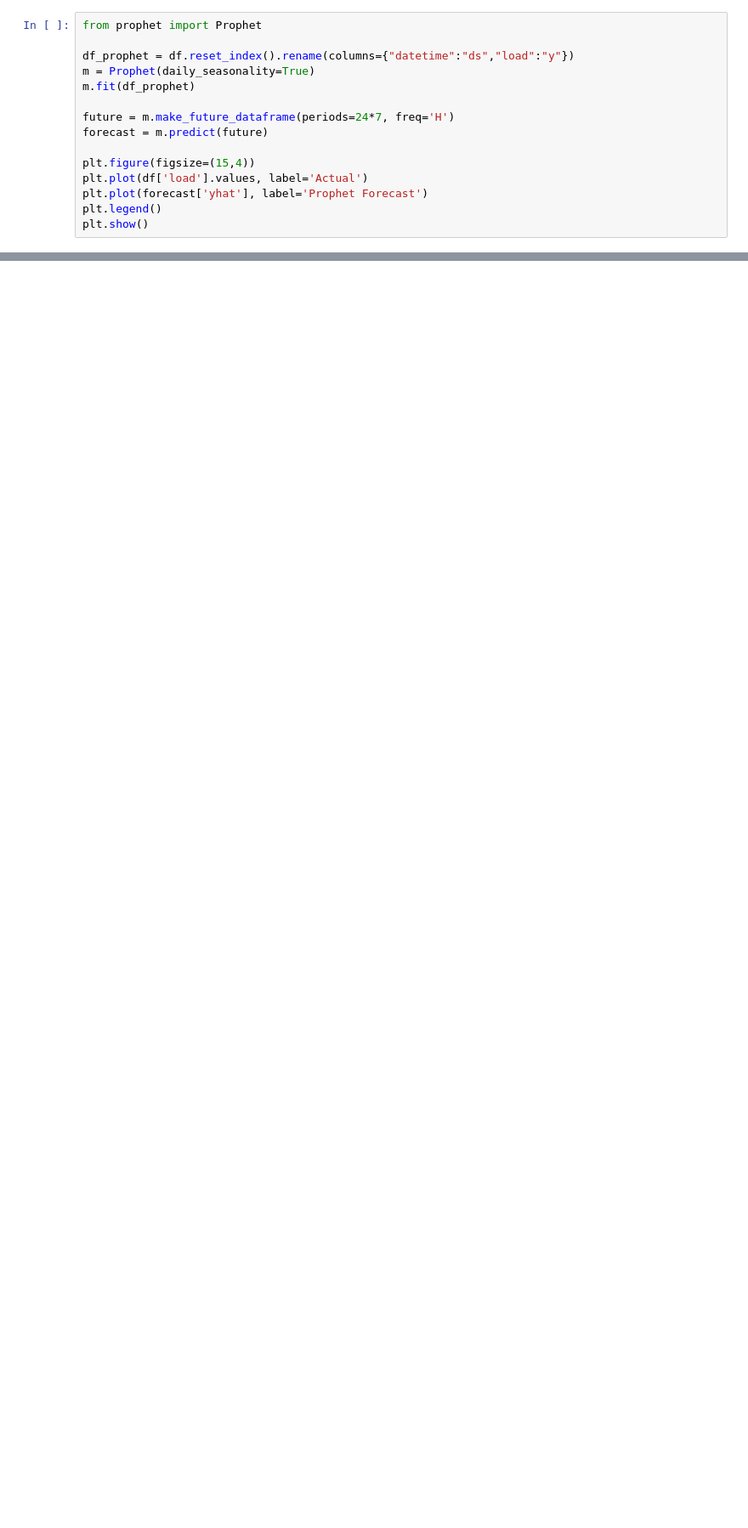
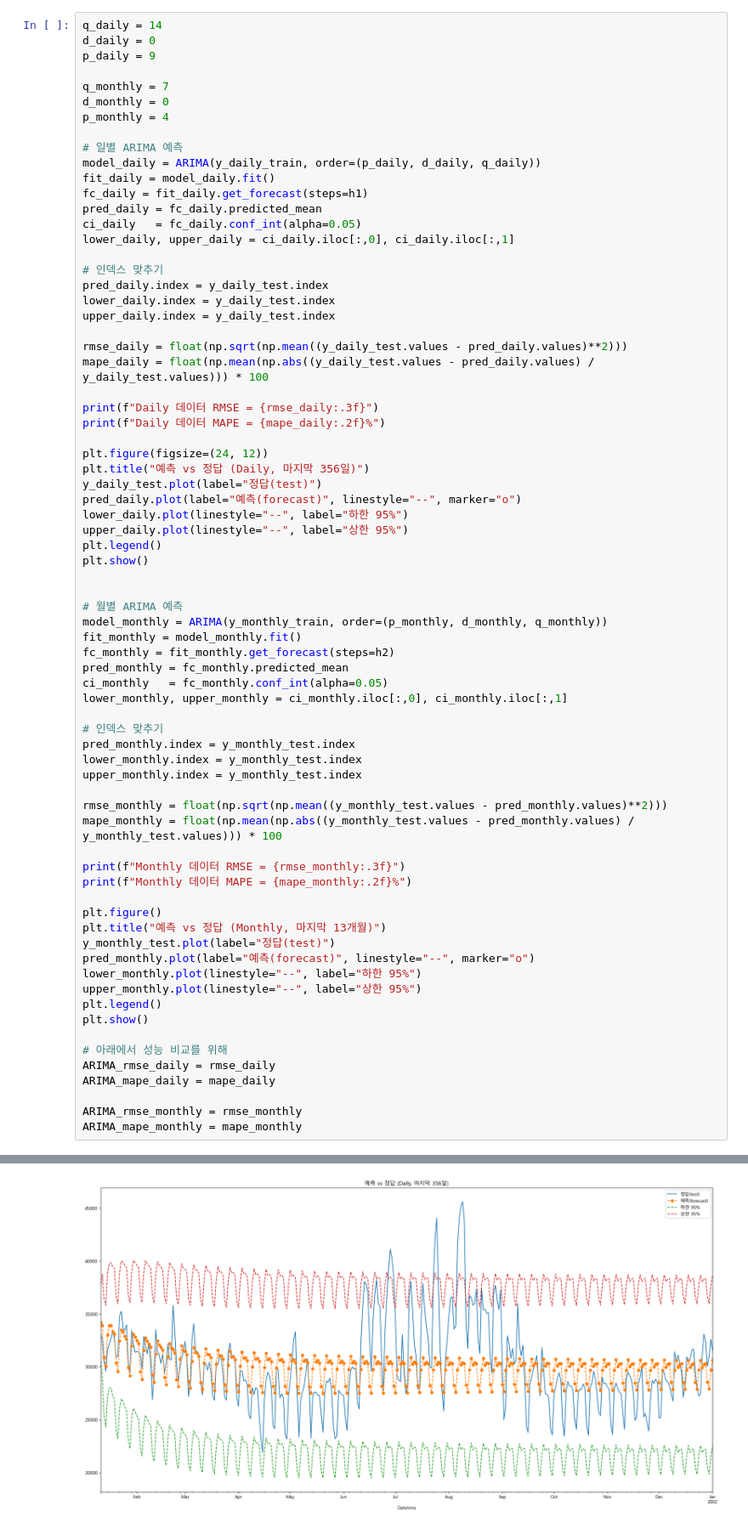
Before and after one commit to dbehdrbs0806/4th_2sem, a Jupyter notebook: BigDataAnalysis/PJM_Load_hourly_Analysis.ipynb, the cells around one changed output, grey strips where cells are left out. Shown at 85% size. Cells and saved outputs as stored; diff of their text form; blank space fills up the shorter version.

```diff
--- a/BigDataAnalysis/PJM_Load_hourly_Analysis.ipynb
+++ b/BigDataAnalysis/PJM_Load_hourly_Analysis.ipynb
@@ -72,15 +292,73 @@ ValueError: Pandas data cast to numpy dtype of object. Check input data with np.
 # %%
-from prophet import Prophet
+q_daily = 14
+d_daily = 0
+p_daily = 9
 
-df_prophet = df.reset_index().rename(columns={"datetime":"ds","load":"y"})
-m = Prophet(daily_seasonality=True)
-m.fit(df_prophet)
+q_monthly = 7
+d_monthly = 0
+p_monthly = 4
 
-future = m.make_future_dataframe(periods=24*7, freq='H')
-forecast = m.predict(future)
+# 일별 ARIMA 예측
+model_daily = ARIMA(y_daily_train, order=(p_daily, d_daily, q_daily))
+fit_daily = model_daily.fit()
+fc_daily = fit_daily.get_forecast(steps=h1)
+pred_daily = fc_daily.predicted_mean
+ci_daily   = fc_daily.conf_int(alpha=0.05)
+lower_daily, upper_daily = ci_daily.iloc[:,0], ci_daily.iloc[:,1]
 
-plt.figure(figsize=(15,4))
-plt.plot(df['load'].values, label='Actual')
-plt.plot(forecast['yhat'], label='Prophet Forecast')
+# 인덱스 맞추기
+pred_daily.index = y_daily_test.index
+lower_daily.index = y_daily_test.index
+upper_daily.index = y_daily_test.index
+
+rmse_daily = float(np.sqrt(np.mean((y_daily_test.values - pred_daily.values)**2)))
+mape_daily = float(np.mean(np.abs((y_daily_test.values - pred_daily.values) / y_daily_test.values))) * 100
+
+print(f"Daily 데이터 RMSE = {rmse_daily:.3f}")
+print(f"Daily 데이터 MAPE = {mape_daily:.2f}%")
+
+plt.figure(figsize=(24, 12))
+plt.title("예측 vs 정답 (Daily, 마지막 356일)")
+y_daily_test.plot(label="정답(test)")
+pred_daily.plot(label="예측(forecast)", linestyle="--", marker="o")
+lower_daily.plot(linestyle="--", label="하한 95%")
+upper_daily.plot(linestyle="--", label="상한 95%")
 plt.legend()
 plt.show()
+
+
+# 월별 ARIMA 예측
+model_monthly = ARIMA(y_monthly_train, order=(p_monthly, d_monthly, q_monthly))
+fit_monthly = model_monthly.fit()
+fc_monthly = fit_monthly.get_forecast(steps=h2)
+pred_monthly = fc_monthly.predicted_mean
+ci_monthly   = fc_monthly.conf_int(alpha=0.05)
+lower_monthly, upper_monthly = ci_monthly.iloc[:,0], ci_monthly.iloc[:,1]
+
+# 인덱스 맞추기
+pred_monthly.index = y_monthly_test.index
+lower_monthly.index = y_monthly_test.index
+upper_monthly.index = y_monthly_test.index
+
+rmse_monthly = float(np.sqrt(np.mean((y_monthly_test.values - pred_monthly.values)**2)))
+mape_monthly = float(np.mean(np.abs((y_monthly_test.values - pred_monthly.values) / y_monthly_test.values))) * 100
+
+print(f"Monthly 데이터 RMSE = {rmse_monthly:.3f}")
+print(f"Monthly 데이터 MAPE = {mape_monthly:.2f}%")
+
+plt.figure()
+plt.title("예측 vs 정답 (Monthly, 마지막 13개월)")
+y_monthly_test.plot(label="정답(test)")
+pred_monthly.plot(label="예측(forecast)", linestyle="--", marker="o")
+lower_monthly.plot(linestyle="--", label="하한 95%")
+upper_monthly.plot(linestyle="--", label="상한 95%")
+plt.legend()
+plt.show()
+
+# 아래에서 성능 비교를 위해
+ARIMA_rmse_daily = rmse_daily
+ARIMA_mape_daily = mape_daily
+
+ARIMA_rmse_monthly = rmse_monthly
+ARIMA_mape_monthly = mape_monthly
+# %% [output]
@@ -86,0 +367 @@ plt.show()
+[figure, added]
```
Also changed, not shown: parts of 29 cells of this notebook, 5 other files.
